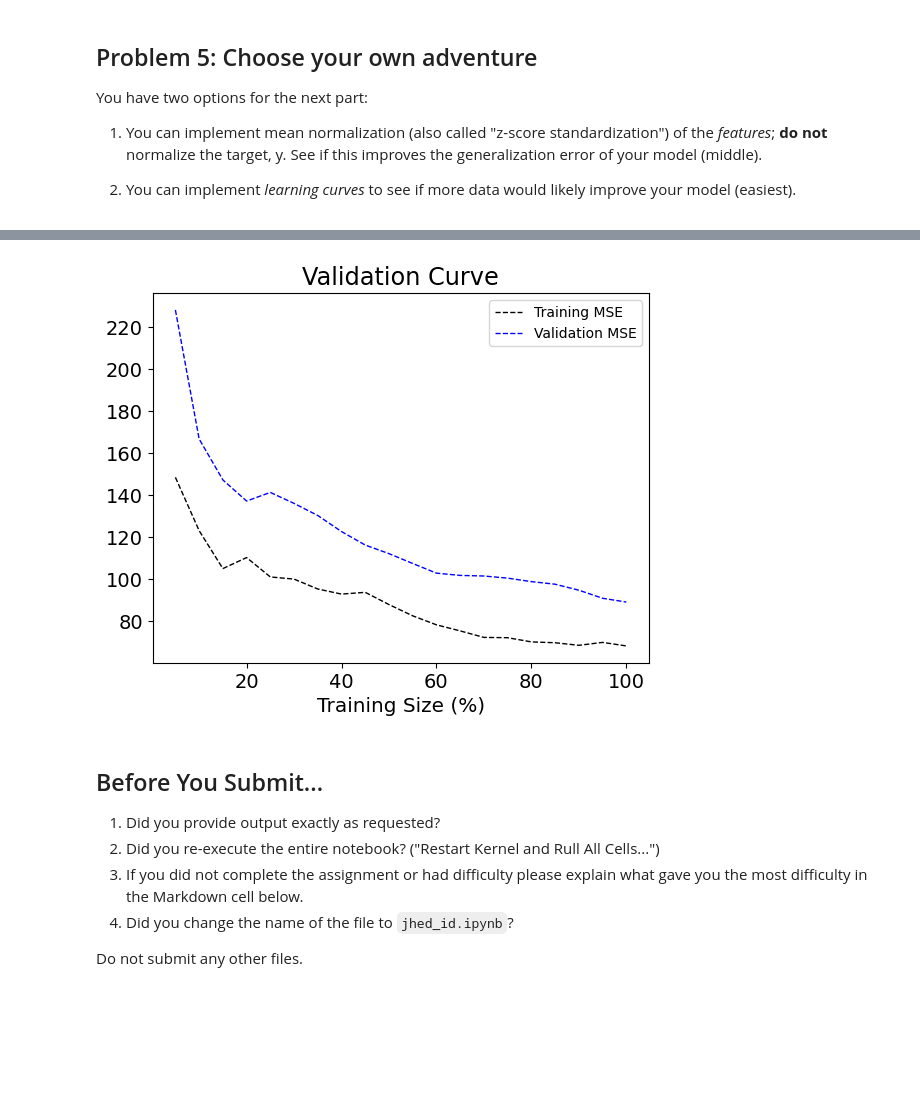
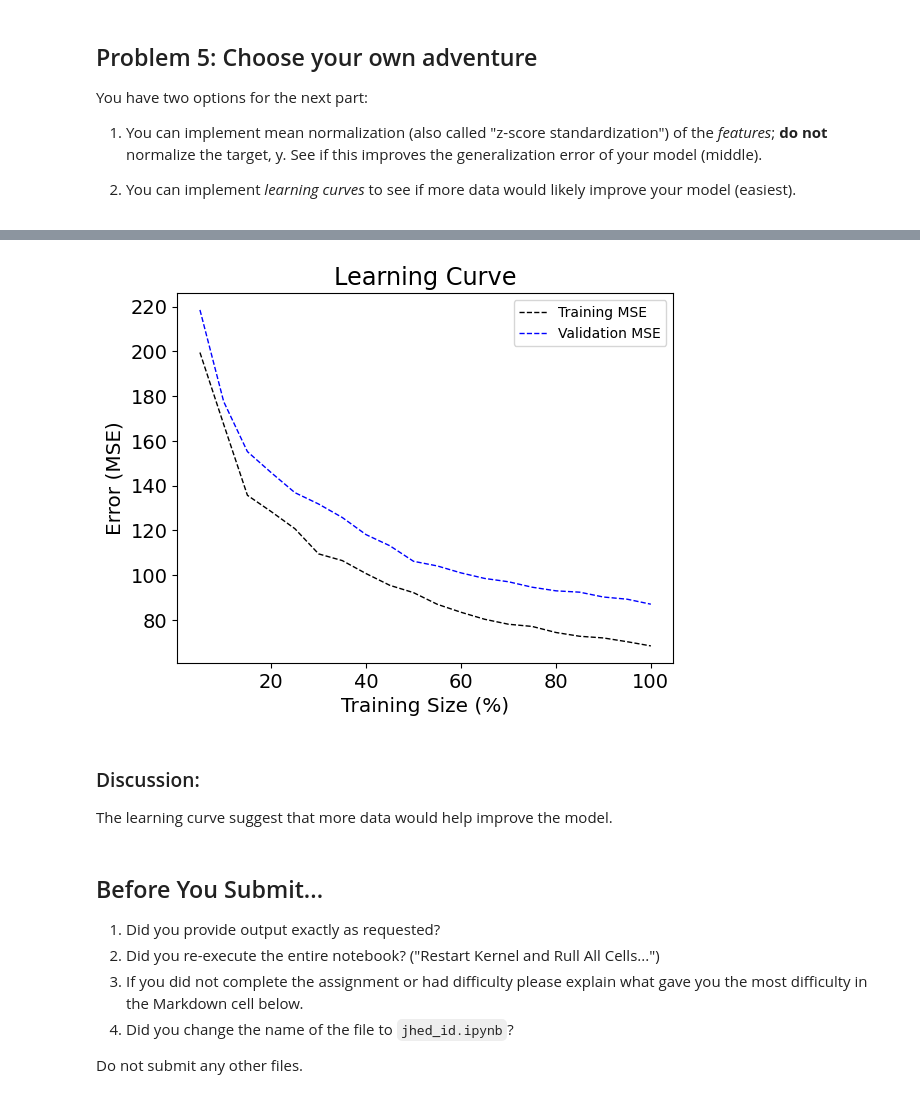
Before and after one commit to eved1018/EN.605.645.82.SP26, a Jupyter notebook: Module12/edelste4_pa12.ipynb, the cells around one changed output, grey strips where cells are left out. Cells and saved outputs as stored; diff of their text form; code cells hidden in the pictures; blank space fills up the shorter version.

```diff
--- a/Module12/edelste4_pa12.ipynb
+++ b/Module12/edelste4_pa12.ipynb
@@ -474,11 +672,8 @@ You have two options for the next part:
 # %%
-def mean_normalization(train: List[List[float]], test: List[List[float]], label_idx: int = -1):
+def mean_normalization(train: List[List[float]], test: List[List[float]], label_idx: int) -> Tuple[List[List[float]], List[List[float]]]:
     normalized_train = deepcopy(train)
     normalized_test = deepcopy(test)
-
     cols = len(train[0])
-
-    label_idx = cols - 1 if label_idx < 0 else label_idx
 
     for col in range(cols):
         if col == label_idx:
@@ -511,5 +698,5 @@ cross_validate(concrete_dataset, 9, normalize=mean_normalization)
 # %%
-best_k, min_error, min_stddev, errors = hyperparameter_tuning(concrete_dataset, normalize=mean_normalization)
+(best_k, min_error, min_stddev), errors = hyperparameter_tuning(concrete_dataset, 8, normalize=mean_normalization)
 plot_hyperparameter_tuning(errors)
 print(f"\nBest K: {best_k} | Error {min_error:.3f} (stddev: {min_stddev:.3f})")
 # %% [output]
@@ -518,8 +719,9 @@ Best K: 3 | Error 74.502 (stddev: 13.906)
 # %%
-def learning_curve(dataset: List[List[float]], k: int, label_idx: int = -1, n_folds: int = 10, incr: int = 10):
-    sizes = list(range(5, 100 + incr, incr))
+def learning_curve(dataset: List[List[float]], k: int, label_idx: int, n_folds: int = 10, increments: int = 10) -> Tuple[List[Tuple[int, float]], List[Tuple[int, float]]]:
+    sizes = list(range(5, 100 + increments, increments))
     train_errors = {p: [] for p in sizes}
     validation_errors = {p: [] for p in sizes}
+
     folds = create_folds(dataset, n_folds)
     for i in range(n_folds):
         all_train, test = create_train_test(folds, i)
@@ -537,5 +749,5 @@ def learning_curve(dataset: List[List[float]], k: int, label_idx: int = -1, n_fo
 # %%
-def plot_learning_curve(train_errors, validation_errors):
+def plot_learning_curve(train_errors: List[Tuple[int, float]], validation_errors: List[Tuple[int, float]]):
     train_xs = [i[0] for i in train_errors]
     train_vals = [i[1] for i in train_errors]
 
@@ -543,8 +755,9 @@ def plot_learning_curve(train_errors, validation_errors):
     validation_vals = [i[1] for i in validation_errors]
 
     plt.figure()
-    plt.title("Validation Curve", size="xx-large")
+    plt.title("Learning Curve", size="xx-large")
     plt.xlabel("Training Size (%)", size="x-large")
+    plt.ylabel("Error (MSE)", size="x-large")
     plt.plot(train_xs, train_vals, "k^--", markersize=0, linewidth=1, label="Training MSE")
     plt.plot(validation_xs, validation_vals, "b^--", markersize=0, linewidth=1, label="Validation MSE")
     plt.tick_params(axis="both", which="major", labelsize=14)
@@ -553,10 +766,13 @@ def plot_learning_curve(train_errors, validation_errors):
 # %%
 # # supporting code and discussion
 increments = 5
-train_errors, validation_errors = learning_curve(concrete_dataset, 9, incr=increments)
+train_errors, validation_errors = learning_curve(concrete_dataset, 9, 8, 10, increments)
 plot_learning_curve(train_errors, validation_errors)
 # %% [output]
-[figure, old version]
+[figure, new version]
+# %% [markdown]
+### Discussion:
+The learning curve suggest that more data would help improve the model.
 # %% [markdown]
 ## Before You Submit...
 
```
Also changed, not shown: parts of 35 cells of this notebook.
